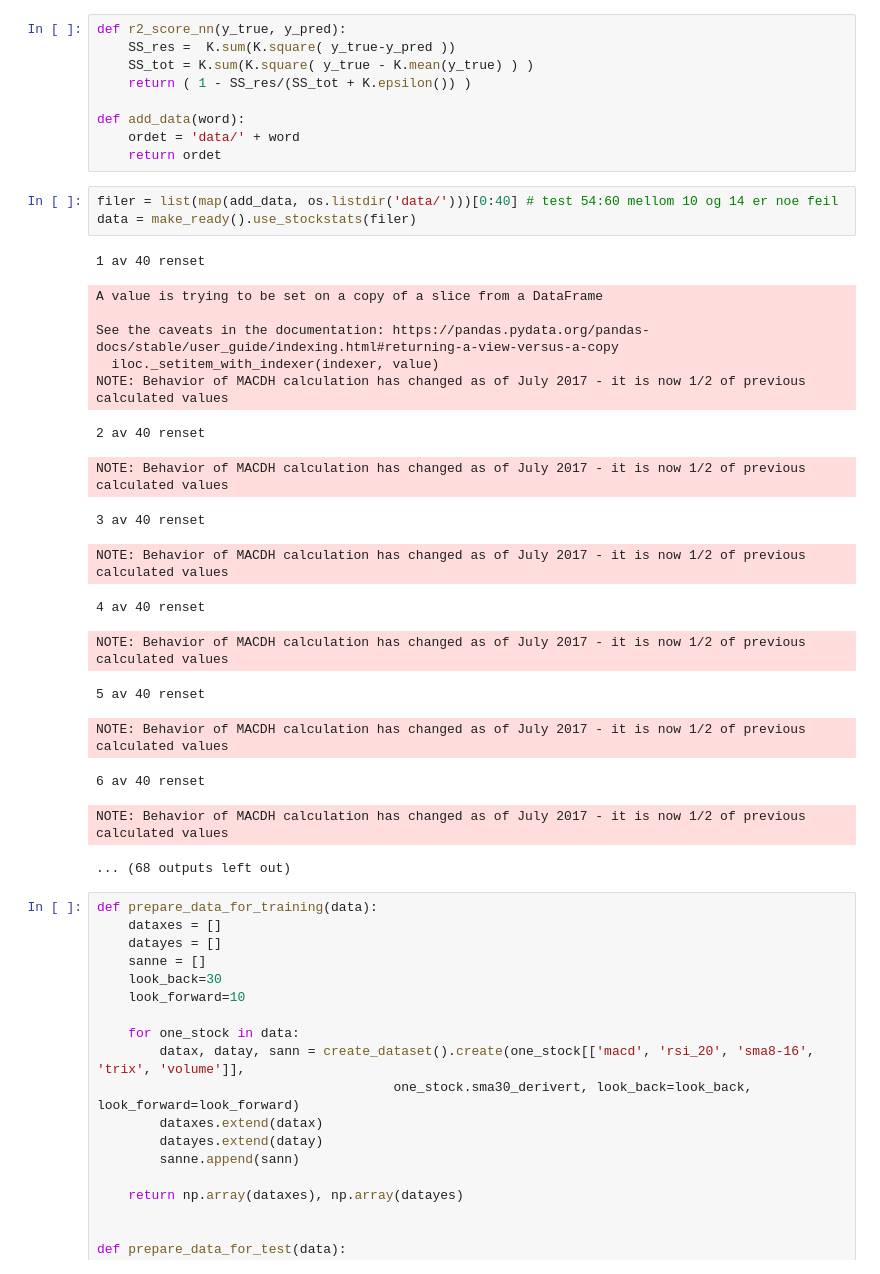
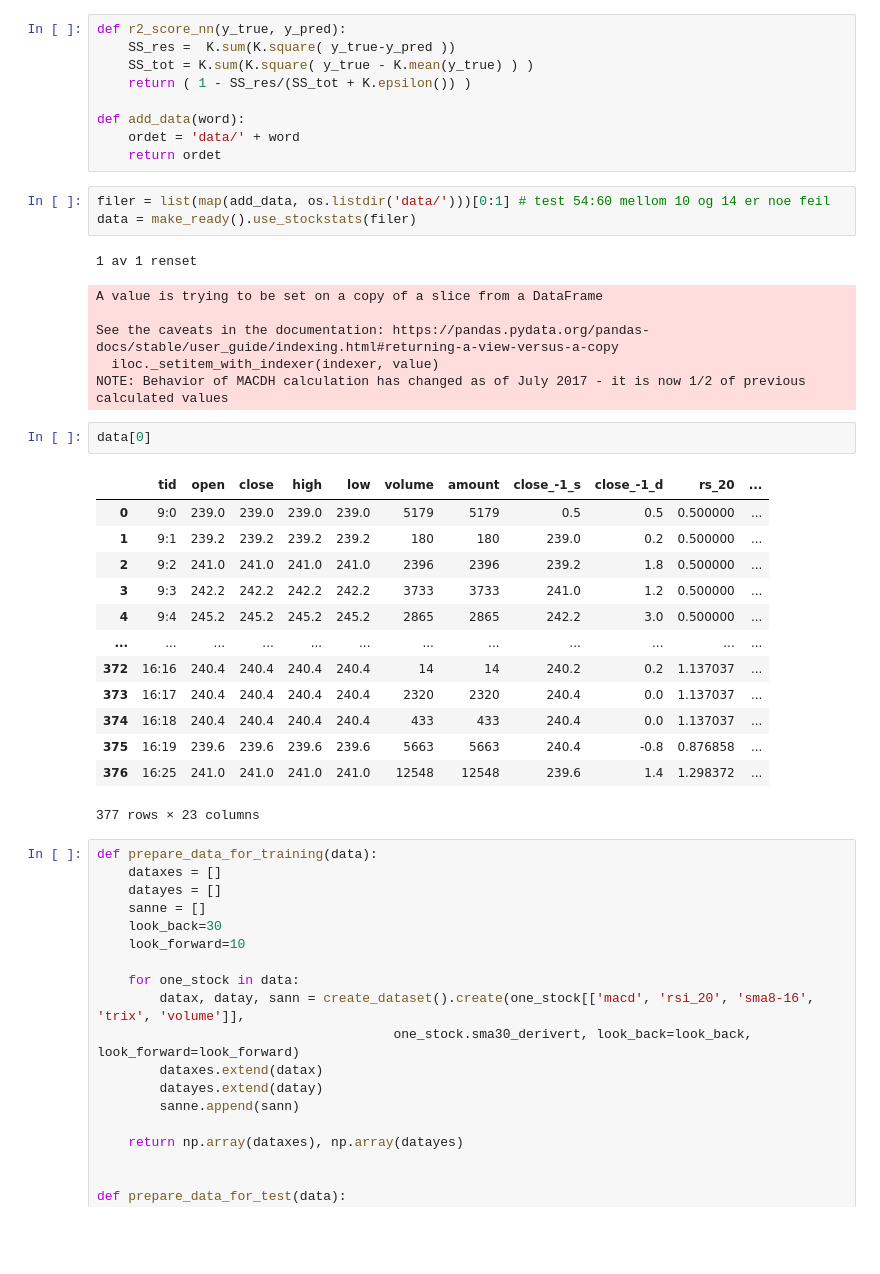
Before and after one commit to stianteien/instradag, a Jupyter notebook: RNN_build.ipynb, the cells around one changed output. Saved outputs shown, nothing was run; the diff lists cells and outputs as text; blank space fills up the shorter version.

```diff
--- a/RNN_build.ipynb
+++ b/RNN_build.ipynb
@@ -43,26 +44,31 @@ def add_data(word):
     ordet = 'data/' + word
     return ordet
 # %%
-filer = list(map(add_data, os.listdir('data/')))[0:40] # test 54:60 mellom 10 og 14 er noe feil
+filer = list(map(add_data, os.listdir('data/')))[0:1] # test 54:60 mellom 10 og 14 er noe feil
 data = make_ready().use_stockstats(filer)
 # %% [output]
-1 av 40 renset
+1 av 1 renset
 A value is trying to be set on a copy of a slice from a DataFrame
 
 See the caveats in the documentation: https://pandas.pydata.org/pandas-docs/stable/user_guide/indexing.html#returning-a-view-versus-a-copy
   iloc._setitem_with_indexer(indexer, value)
 NOTE: Behavior of MACDH calculation has changed as of July 2017 - it is now 1/2 of previous calculated values
-2 av 40 renset
-NOTE: Behavior of MACDH calculation has changed as of July 2017 - it is now 1/2 of previous calculated values
-3 av 40 renset
-NOTE: Behavior of MACDH calculation has changed as of July 2017 - it is now 1/2 of previous calculated values
-4 av 40 renset
-NOTE: Behavior of MACDH calculation has changed as of July 2017 - it is now 1/2 of previous calculated values
-5 av 40 renset
-NOTE: Behavior of MACDH calculation has changed as of July 2017 - it is now 1/2 of previous calculated values
-6 av 40 renset
-NOTE: Behavior of MACDH calculation has changed as of July 2017 - it is now 1/2 of previous calculated values
-... (68 outputs left out)
+# %%
+data[0]
+# %% [output]
+|  | tid | open | close | high | low | volume | amount | close_-1_s | close_-1_d | rs_20 | ... |
+| 0 | 9:0 | 239.0 | 239.0 | 239.0 | 239.0 | 5179 | 5179 | 0.5 | 0.5 | 0.500000 | ... |
+| 1 | 9:1 | 239.2 | 239.2 | 239.2 | 239.2 | 180 | 180 | 239.0 | 0.2 | 0.500000 | ... |
+| 2 | 9:2 | 241.0 | 241.0 | 241.0 | 241.0 | 2396 | 2396 | 239.2 | 1.8 | 0.500000 | ... |
+| 3 | 9:3 | 242.2 | 242.2 | 242.2 | 242.2 | 3733 | 3733 | 241.0 | 1.2 | 0.500000 | ... |
+| 4 | 9:4 | 245.2 | 245.2 | 245.2 | 245.2 | 2865 | 2865 | 242.2 | 3.0 | 0.500000 | ... |
+| ... | ... | ... | ... | ... | ... | ... | ... | ... | ... | ... | ... |
+| 372 | 16:16 | 240.4 | 240.4 | 240.4 | 240.4 | 14 | 14 | 240.2 | 0.2 | 1.137037 | ... |
+| 373 | 16:17 | 240.4 | 240.4 | 240.4 | 240.4 | 2320 | 2320 | 240.4 | 0.0 | 1.137037 | ... |
+| 374 | 16:18 | 240.4 | 240.4 | 240.4 | 240.4 | 433 | 433 | 240.4 | 0.0 | 1.137037 | ... |
+| 375 | 16:19 | 239.6 | 239.6 | 239.6 | 239.6 | 5663 | 5663 | 240.4 | -0.8 | 0.876858 | ... |
+| 376 | 16:25 | 241.0 | 241.0 | 241.0 | 241.0 | 12548 | 12548 | 239.6 | 1.4 | 1.298372 | ... |
+377 rows × 23 columns
 # %%
 def prepare_data_for_training(data):
     dataxes = []
```
Also changed, not shown: parts of 10 cells of this notebook.
